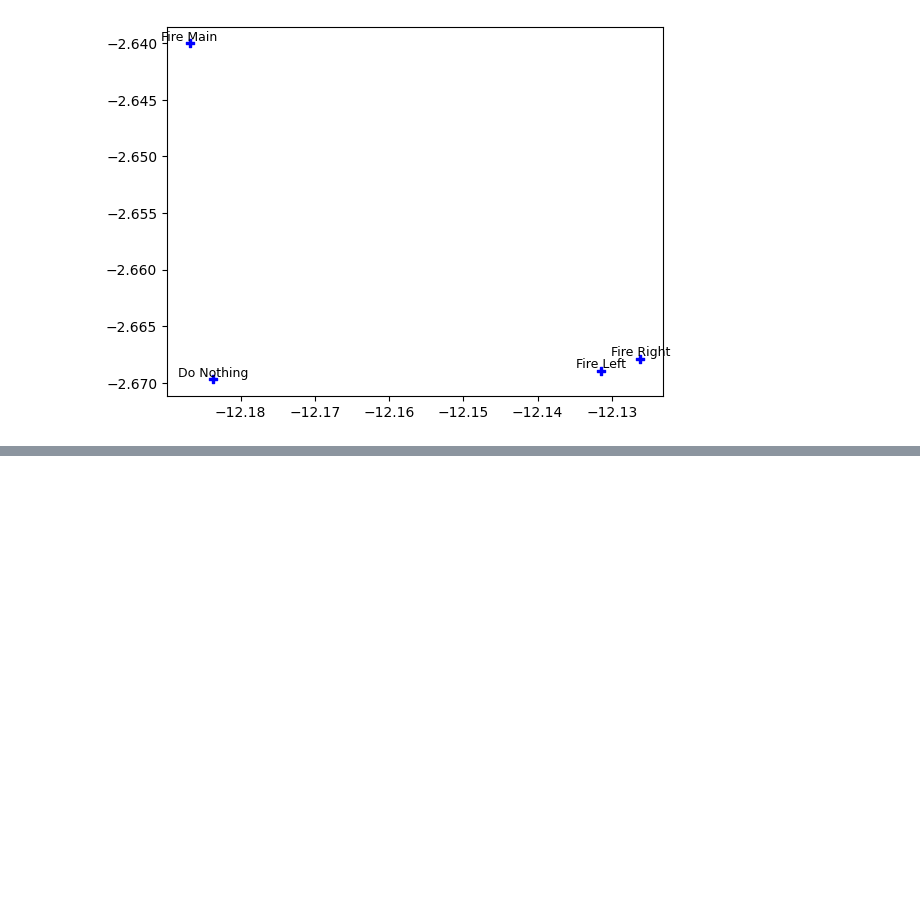
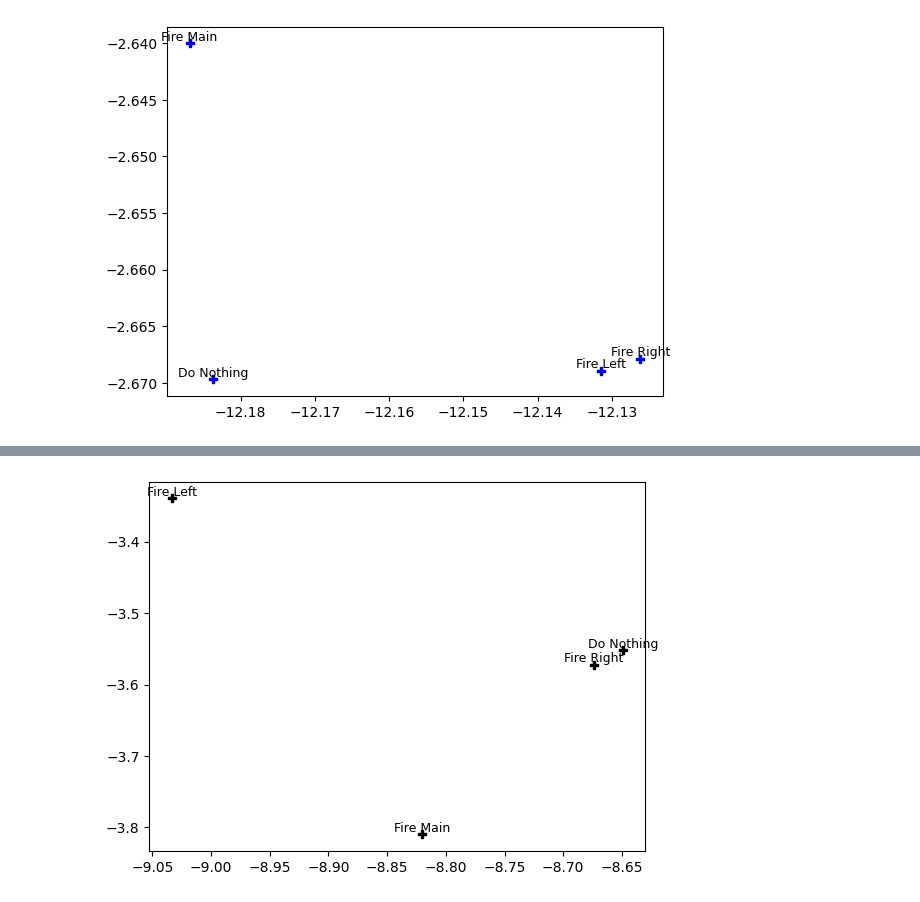
Before and after one commit to Khev/harmonic, a Jupyter notebook: gym_roughwork.ipynb, the cells around one changed output, grey strips where cells are left out. Cells and saved outputs as stored; diff of their text form; code cells hidden in the pictures; blank space fills up the shorter version.

```diff
--- a/gym_roughwork.ipynb
+++ b/gym_roughwork.ipynb
@@ -622,0 +1891,7 @@ for i, label in enumerate(action_labels):
+# %%
+plt.scatter(tsne_actions[:, 0], tsne_actions[:, 1], c='black', marker='P', label='Actions')
+for i, label in enumerate(action_labels):
+    x, y = tsne_actions[i]
+    plt.annotate(label, (x, y), fontsize=9, ha='center', va='bottom')
+# %% [output]
+[figure, added]
```
Also changed, not shown: parts of 17 cells of this notebook, 4 other files.
